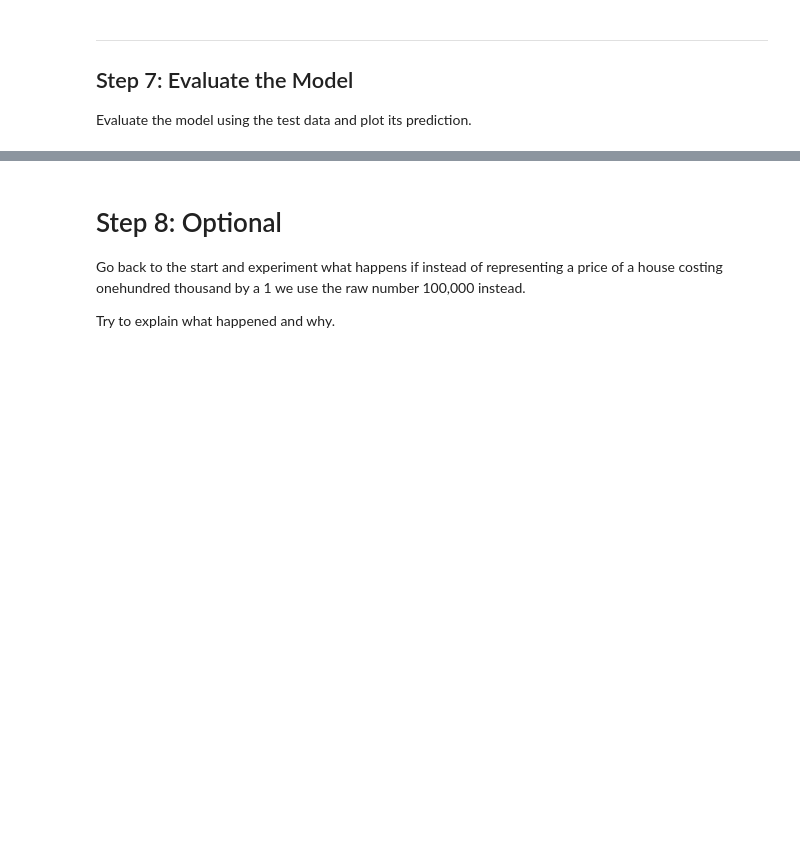
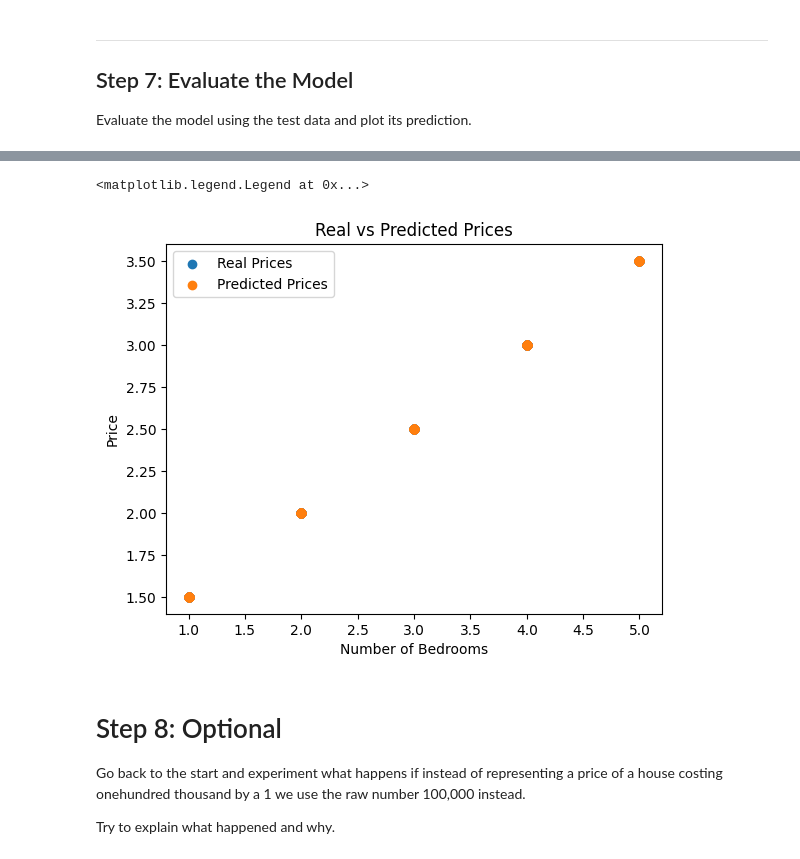
Before and after one commit to bglemser/Diatom, a Jupyter notebook: 5_Assignments/Week1_Notebook1_Housing_Prices.ipynb, the cells around one changed output, grey strips where cells are left out. Saved outputs shown, nothing was run; the diff lists cells and outputs as text; code cells hidden in the pictures; blank space fills up the shorter version.

```diff
--- a/5_Assignments/Week1_Notebook1_Housing_Prices.ipynb
+++ b/5_Assignments/Week1_Notebook1_Housing_Prices.ipynb
@@ -63,7 +72,8 @@ X = df[['bedrooms']]
 y = df['price']
 
 # TODO Split the data
-# YOUR CODE HERE
+from sklearn.model_selection import train_test_split
+X_train, X_test, y_train, y_test = train_test_split(X, y, test_size=0.2, random_state=42)
 # %% [markdown]
 ---
 
@@ -80,0 +83,17 @@ Pick an optimizer and a loss function that suits this problem.
+# %%
+# TODO Create the model
+model = tf.keras.Sequential([
+    tf.keras.Input(shape=(1,)),  # Input layer, my input is a single number
+    tf.keras.layers.Dense(units = 1)  # Output layer, one neuron
+])
+
+
+
+# TODO Compile the model
+model.compile(optimizer='sgd', loss='mean_squared_error')
+#alternatives model mit einem anderen optimizer
+#model.compile(optimizer='adam', loss='mean_squared_error')
+
+
+# TODO print a Summary of the model
+model.summary()
@@ -87,0 +115,3 @@ Train the model using the training data.
+# %%
+# TODO Train the model
+model.fit(X_train, y_train, epochs=100, verbose=2) #verbose=0 for no output 1:progress bar 2:one line per epoch
@@ -92,9 +141,18 @@ Train the model using the training data.
 Evaluate the model using the test data and plot its prediction.
 # %%
 # TODO Evaluate the model using the model.evaluate() function
+model.evaluate(X_test, y_test, verbose=2)
 
 
 # TODO Make predictions
+predictions = model.predict(X_test)
 
 
 # TODO Plot real vs predicted prices (hint: you can use the plotting code from above as a start)
+plt.scatter(X_test, y_test, label='Real Prices')
+plt.scatter(X_test, predictions, label='Predicted Prices')
+plt.xlabel('Number of Bedrooms')
+plt.ylabel('Price')
+plt.title('Real vs Predicted Prices')
+plt.legend()
+# %% [output]
@@ -101,3 +161,5 @@ Evaluate the model using the test data and plot its prediction.
+<matplotlib.legend.Legend at 0x...>
+[figure, added]
 # %% [markdown]
 # Step 8: Optional
 Go back to the start and experiment what happens if instead of representing a price of a house costing onehundred thousand by a 1 we use the raw number 100,000 instead.
```
Also changed, not shown: parts of 8 cells of this notebook.
